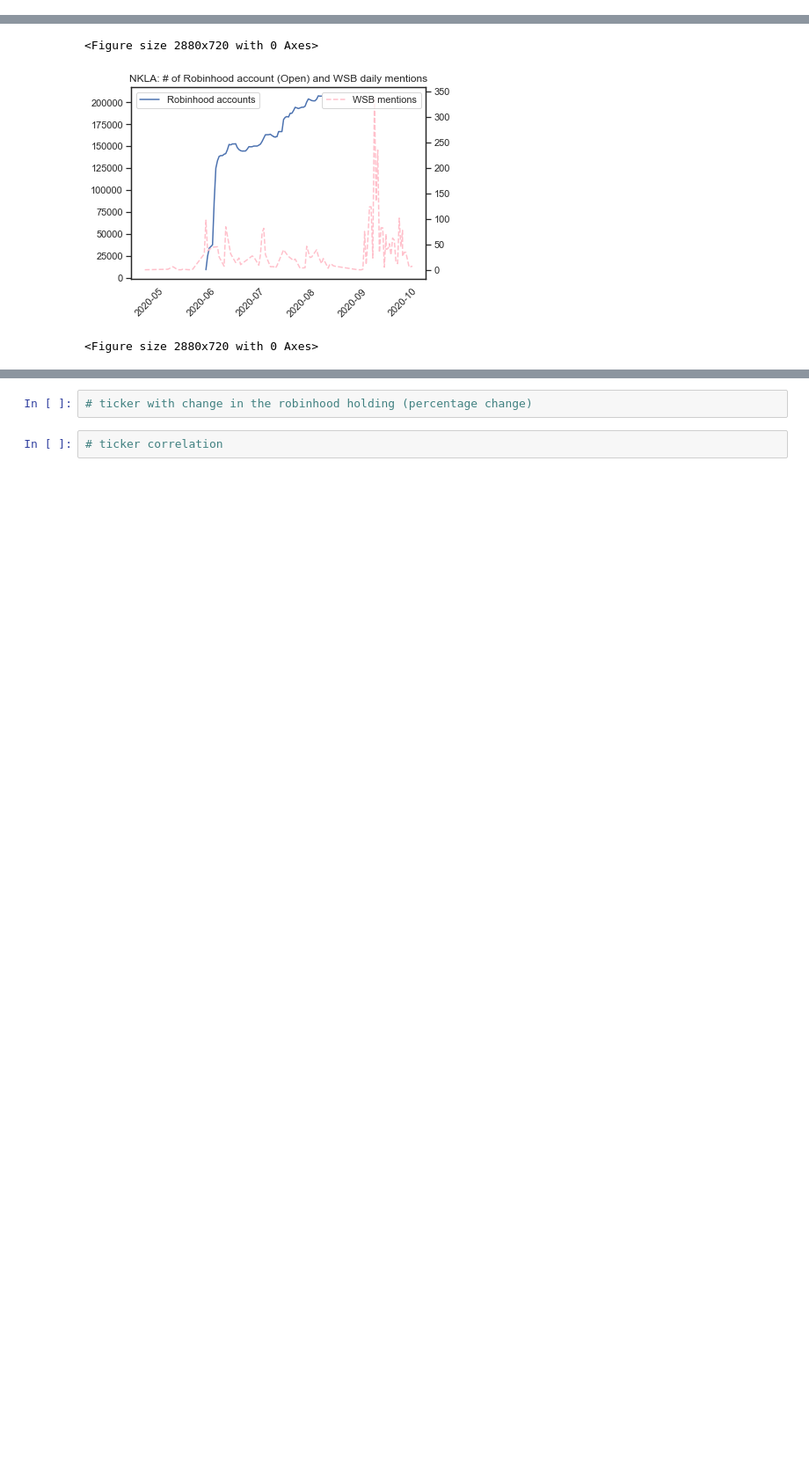
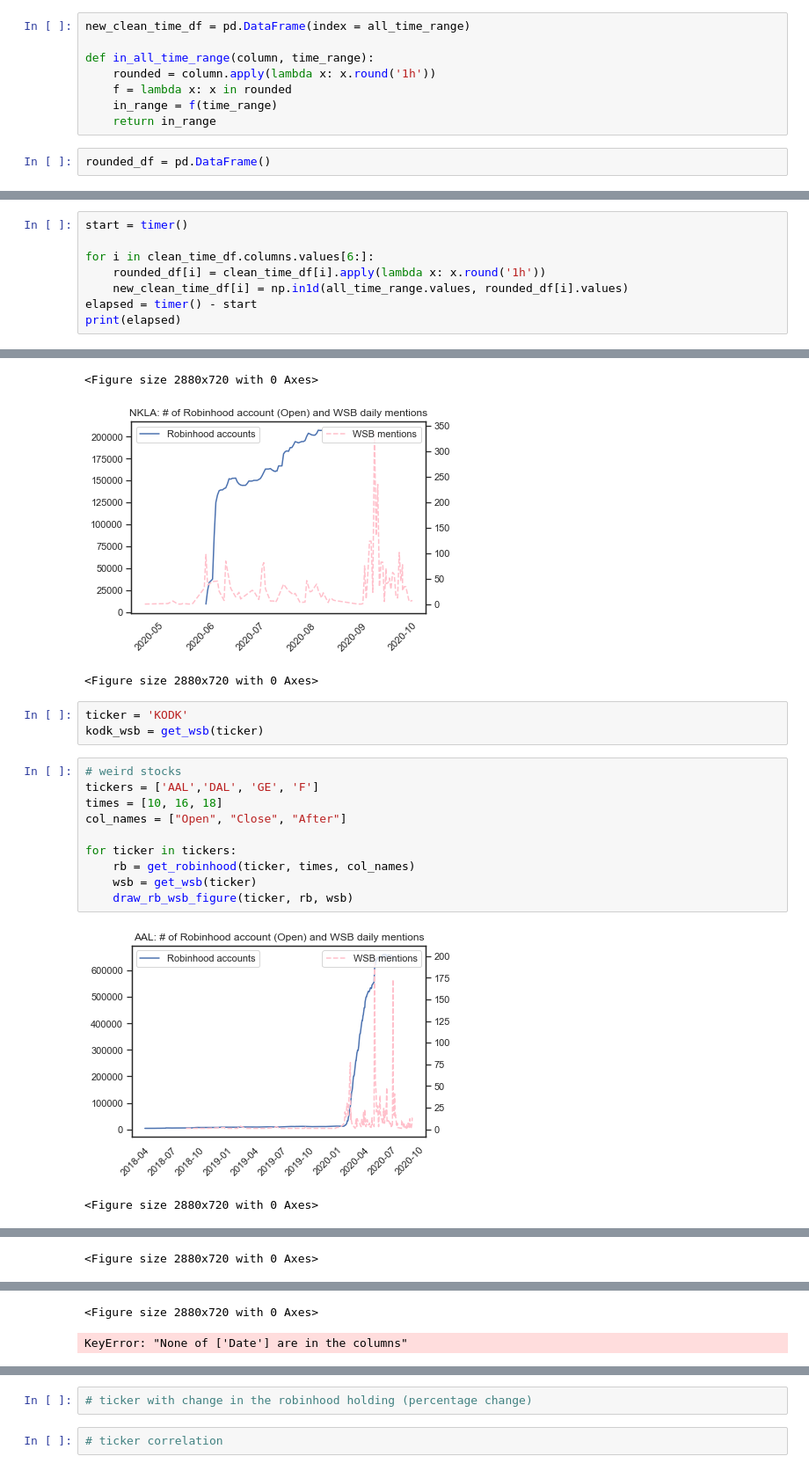
Before and after one commit to DS4A-mathemagicians/robintrack, a Jupyter notebook: robintrack analysis.ipynb, the cells around one changed output, grey strips where cells are left out. Shown at 88% size. Cells and saved outputs as stored; diff of their text form; blank space fills up the shorter version.

```diff
--- a/robintrack analysis.ipynb
+++ b/robintrack analysis.ipynb
@@ -352,0 +391,10 @@ clean_time_df.head(5)
+# %%
+new_clean_time_df = pd.DataFrame(index = all_time_range)
+
+def in_all_time_range(column, time_range):
+    rounded = column.apply(lambda x: x.round('1h'))
+    f = lambda x: x in rounded
+    in_range = f(time_range)
+    return in_range
+# %%
+rounded_df = pd.DataFrame()
@@ -352,0 +424,8 @@ clean_time_df.head(5)
+# %%
+start = timer()
+
+for i in clean_time_df.columns.values[6:]:
+    rounded_df[i] = clean_time_df[i].apply(lambda x: x.round('1h'))
+    new_clean_time_df[i] = np.in1d(all_time_range.values, rounded_df[i].values)
+elapsed = timer() - start
+print(elapsed)
@@ -754,3 +825,19 @@ for ticker in tickers:
 <Figure size 2880x720 with 0 Axes>
 [figure]
 <Figure size 2880x720 with 0 Axes>
+# %%
+ticker = 'KODK'
+kodk_wsb = get_wsb(ticker)
+# %%
+# weird stocks
+tickers = ['AAL','DAL', 'GE', 'F']
+times = [10, 16, 18]
+col_names = ["Open", "Close", "After"]
+
+for ticker in tickers:
+    rb = get_robinhood(ticker, times, col_names)
+    wsb = get_wsb(ticker)
+    draw_rb_wsb_figure(ticker, rb, wsb)
+# %% [output]
+[figure, added]
+<Figure size 2880x720 with 0 Axes>
@@ -756,0 +845 @@ for ticker in tickers:
+<Figure size 2880x720 with 0 Axes>
@@ -756,0 +847,2 @@ for ticker in tickers:
+<Figure size 2880x720 with 0 Axes>
+KeyError: "None of ['Date'] are in the columns"
```
Also changed, not shown: parts of 96 cells of this notebook.
